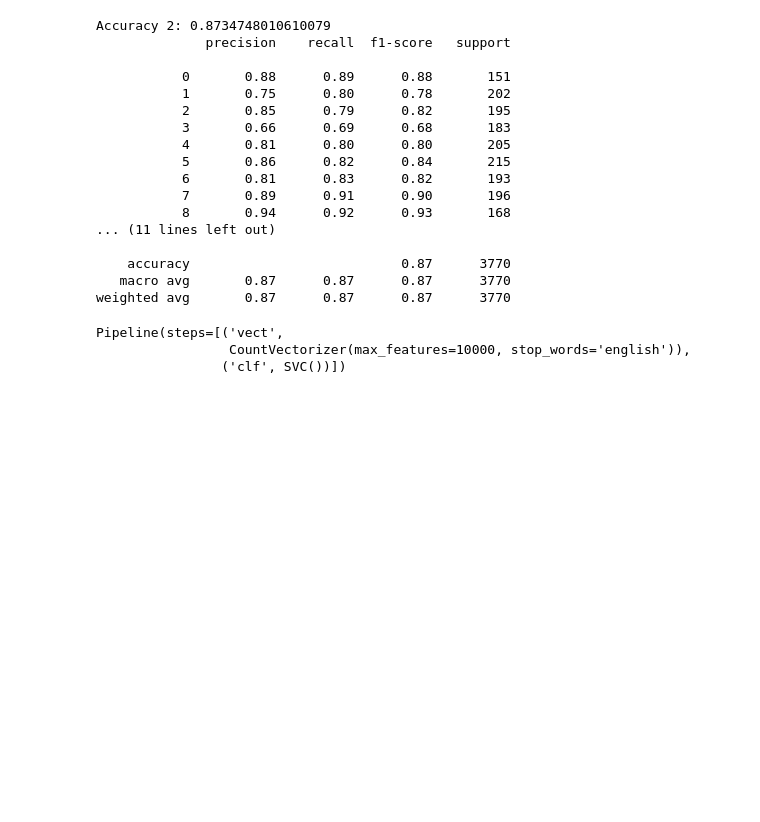
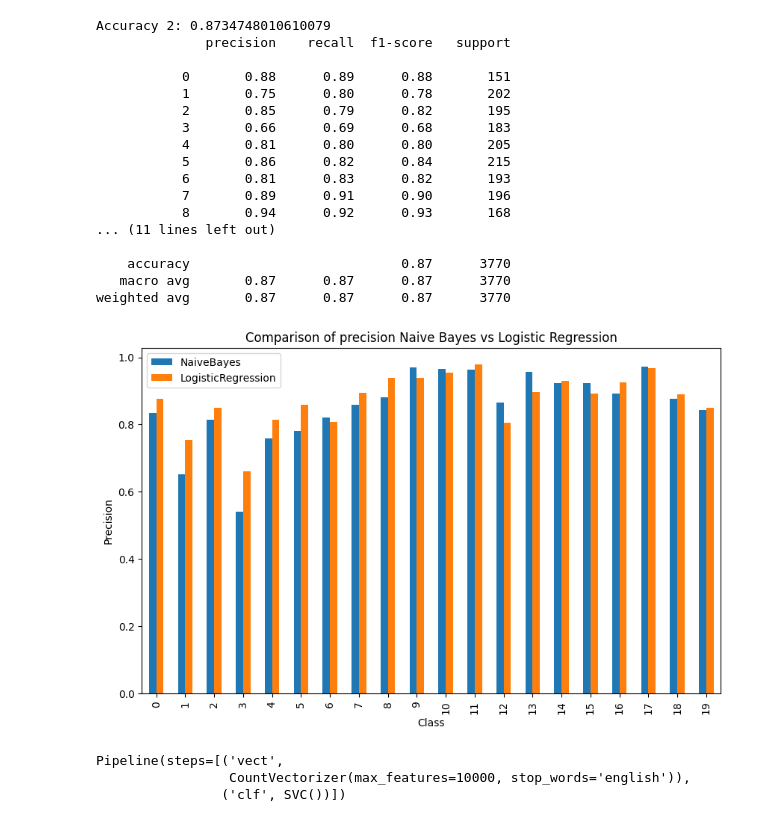
Before and after one commit to Davidgrcdz/PLN-Practicas, a Jupyter notebook: Practica_Analisis_Sentimiento.ipynb, the cells around one changed output. Saved outputs shown, nothing was run; the diff lists cells and outputs as text; code cells hidden in the pictures; blank space fills up the shorter version.

Commit message:
Grafica Naive vs Logistic

```diff
--- a/Practica_Analisis_Sentimiento.ipynb
+++ b/Practica_Analisis_Sentimiento.ipynb
@@ -80,6 +80,31 @@ Accuracy 2: 0.8734748010610079
     accuracy                           0.87      3770
    macro avg       0.87      0.87      0.87      3770
 weighted avg       0.87      0.87      0.87      3770
+# %%
+report1 = classification_report(y_test, predictions1, output_dict=True)
+report2 = classification_report(y_test, predictions2, output_dict=True)
+
+# Convertir el informe a un DataFrame de pandas
+df_report = pd.DataFrame(report1).transpose()
+df_report2 = pd.DataFrame(report2).transpose()
+
+# Seleccionar solo las clases (y no los promedios globales como 'accuracy', 'macro avg', etc.)
+df_report = df_report.drop(['accuracy', 'macro avg', 'weighted avg'])
+df_report2 = df_report2.drop(['accuracy', 'macro avg', 'weighted avg'])
+
+x1 = df_report[['precision']]
+x2 = df_report2[['precision']]
+x = pd.concat([x1, x2], axis=1)
+x.columns = ['NaiveBayes', 'LogisticRegression']
+
+# Graficar
+x.plot(kind='bar', figsize=(10, 6))
+plt.ylabel('Precision')
+plt.xlabel('Class')
+plt.title('Comparison of precision Naive Bayes vs Logistic Regression')
+plt.show()
+# %% [output]
+[figure, added]
 # %%
 pipeline3 = Pipeline([
     ('vect', vectorizer),
```
Also changed, not shown: parts of 2 cells of this notebook.
